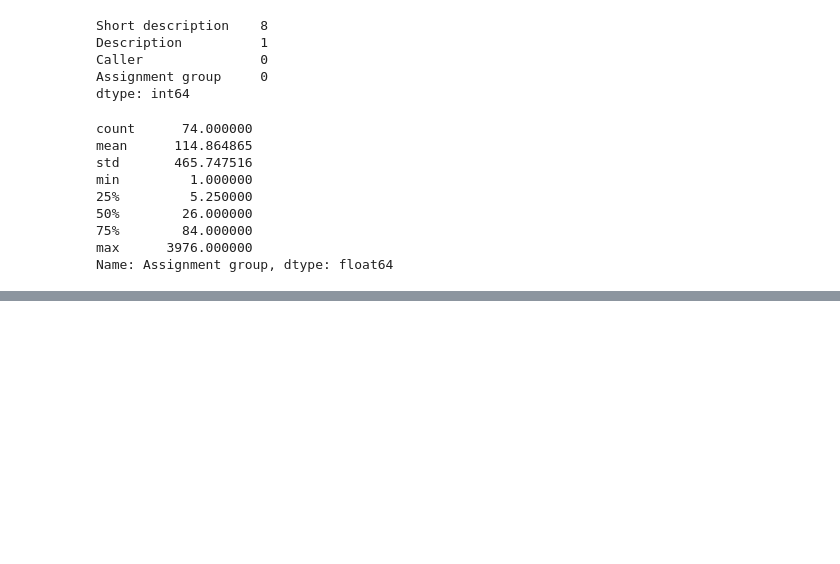
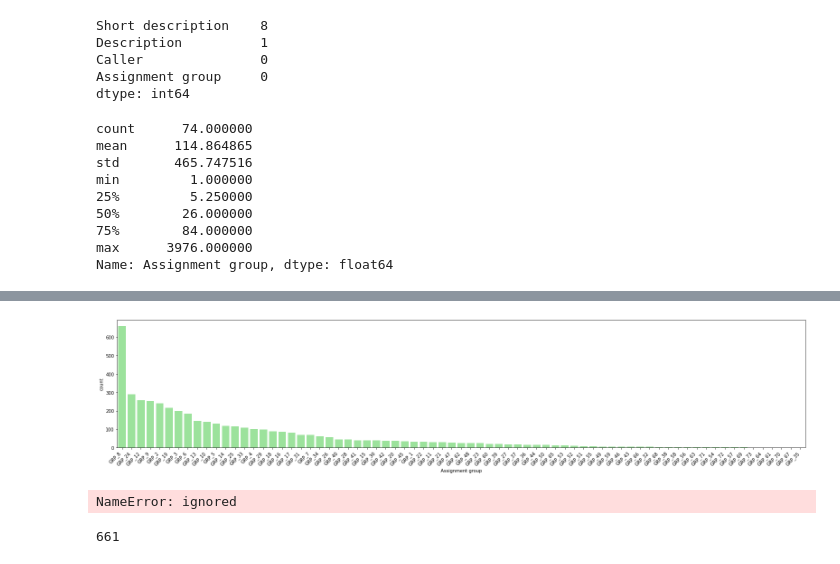
Before and after one commit to mkmanianv/automaticTicketAssignment, a Jupyter notebook: NLP_Automatic_Ticket_Assignment_Capstone_Project_Soundar.ipynb, the cells around one changed output, grey strips where cells are left out. Saved outputs shown, nothing was run; the diff lists cells and outputs as text; code cells hidden in the pictures; blank space fills up the shorter version.

```diff
--- a/NLP_Automatic_Ticket_Assignment_Capstone_Project_Soundar.ipynb
+++ b/NLP_Automatic_Ticket_Assignment_Capstone_Project_Soundar.ipynb
@@ -56,0 +108,37 @@ ticket_df=clean.removeNullValues(ticket_df,'Description')
+# %%
+TicketOthersDF = ticket_df[ticket_df['Assignment group'] != 'GRP_0']
+
+descending_order = TicketOthersDF['Assignment group'].value_counts().sort_values(ascending=False).index
+plt.subplots(figsize=(22,5))
+#add code to rotate the labels
+ax=sns.countplot(x='Assignment group', data=TicketOthersDF, color='lightgreen',order=descending_order)
+ax.set_xticklabels(ax.get_xticklabels(), rotation=45, ha="right")
+plt.tight_layout()
+plt.show()
+# %% [output]
+[figure, added]
+# %%
+from wordcloud import WordCloud, STOPWORDS
+
+STOP_WORDS = STOPWORDS.union({'yes','na','hi',
+                              'receive','hello',
+                              'regards','thanks',
+                              'from','greeting',
+                              'forward','reply',
+                              'will','please',
+                              'see','help','able'})
+
+wordcloud = WordCloud(width=400, height=400,
+                      stopwords=STOP_WORDS, min_font_size=10).generate(corpus)
+plt.figure(figsize=(10,10), facecolor=None)
+plt.imshow(wordcloud)
+plt.axis(off)
+plt.tight_layout(pad=0)
+plt.show
+# %% [output]
+NameError: ignored
+# %%
+maxOthers = TicketOthersDF['Assignment group'].value_counts().max()
+maxOthers
+# %% [output]
+661
```
Also changed, not shown: parts of 10 cells of this notebook.
